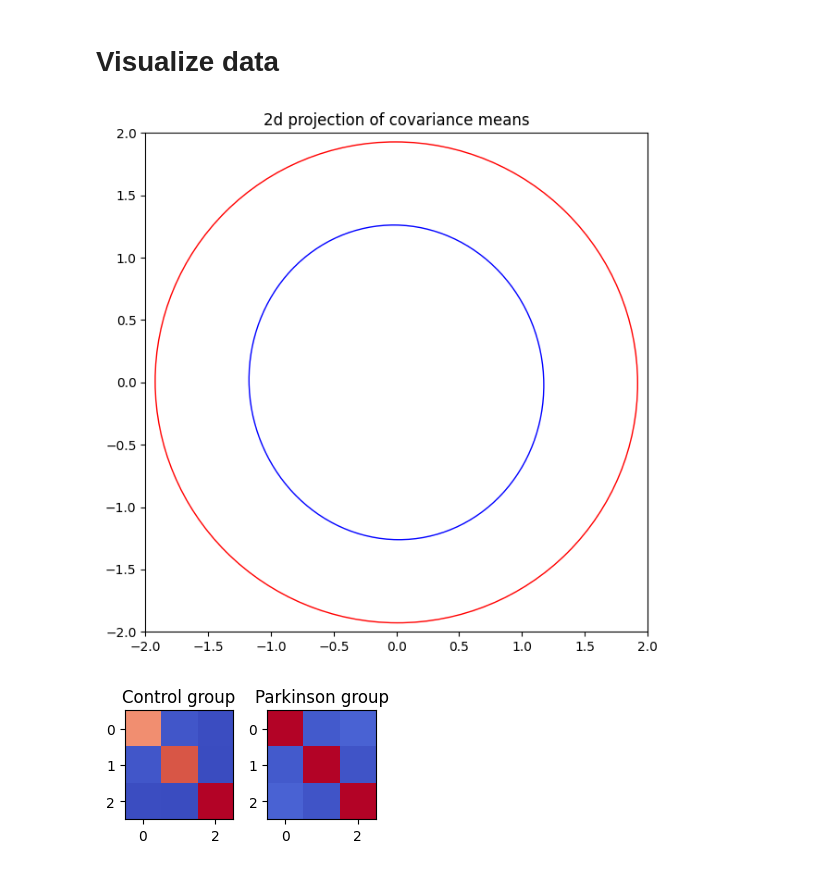
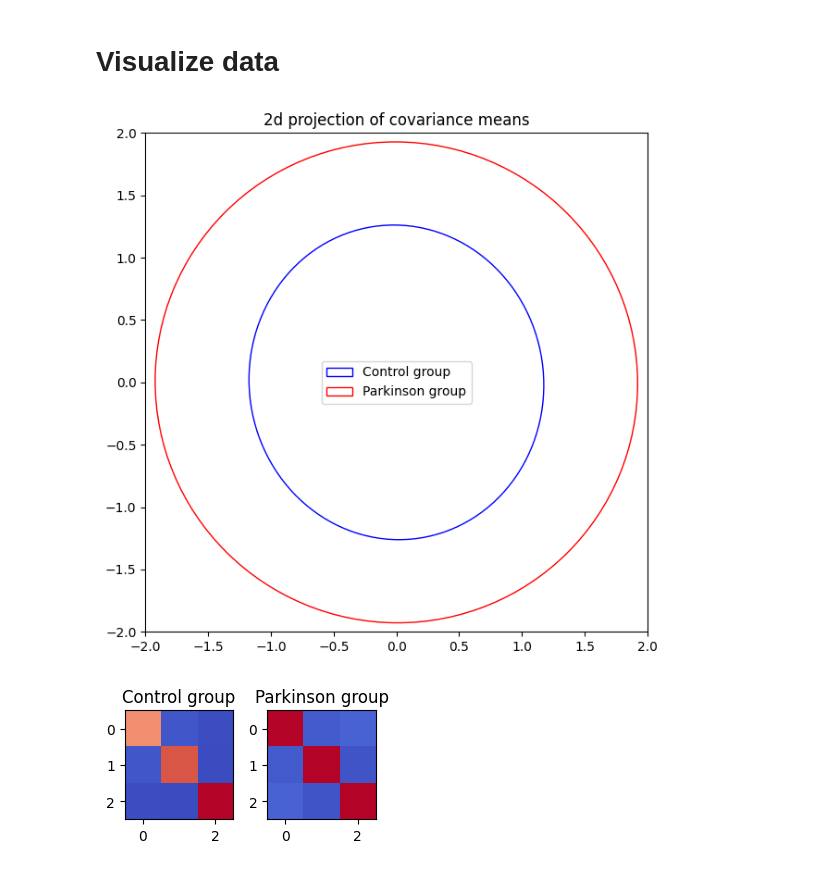
Before and after one commit to jiggychauhi/QC-Gait-Analysis, a Jupyter notebook: notebook_clean.ipynb, the cells around one changed output. Cells and saved outputs as stored; diff of their text form; code cells hidden in the pictures.

```diff
--- a/notebook_clean.ipynb
+++ b/notebook_clean.ipynb
@@ -76,19 +76,20 @@ pk_len=448
 # %%
 fig, ax = plt.subplots(figsize=(7, 7))
 ax.set_title("2d projection of covariance means")
 sf = CSP(nfilter=2, log=False)
 # sf = PCA_SPD(n_components=2)
 X2x2 = sf.fit(X, y).transform(X)
 c_meancov = mean_covariance(X2x2[:c_len], metric=metric)
 plot_cov_ellipse(ax, c_meancov, edgecolor="blue")
 pk_meancov = mean_covariance(X2x2[c_len:], metric=metric)
 plot_cov_ellipse(ax, pk_meancov, edgecolor="red")
 min_, max_ = -2, 2
 ax.set_xlim(min_, max_)
 ax.set_ylim(min_, max_)
+ax.legend(['Control group', 'Parkinson group'])
 plt.show()
 # %% [output]
-[figure, old version]
+[figure, new version]
 # %%
 fig, axes = plt.subplots(1, 2, figsize=(2 * 1.5, 2 * 1.5))
 ax.set_title("Mean covariances 3x3")
```
Also changed, not shown: parts of 4 cells of this notebook.
